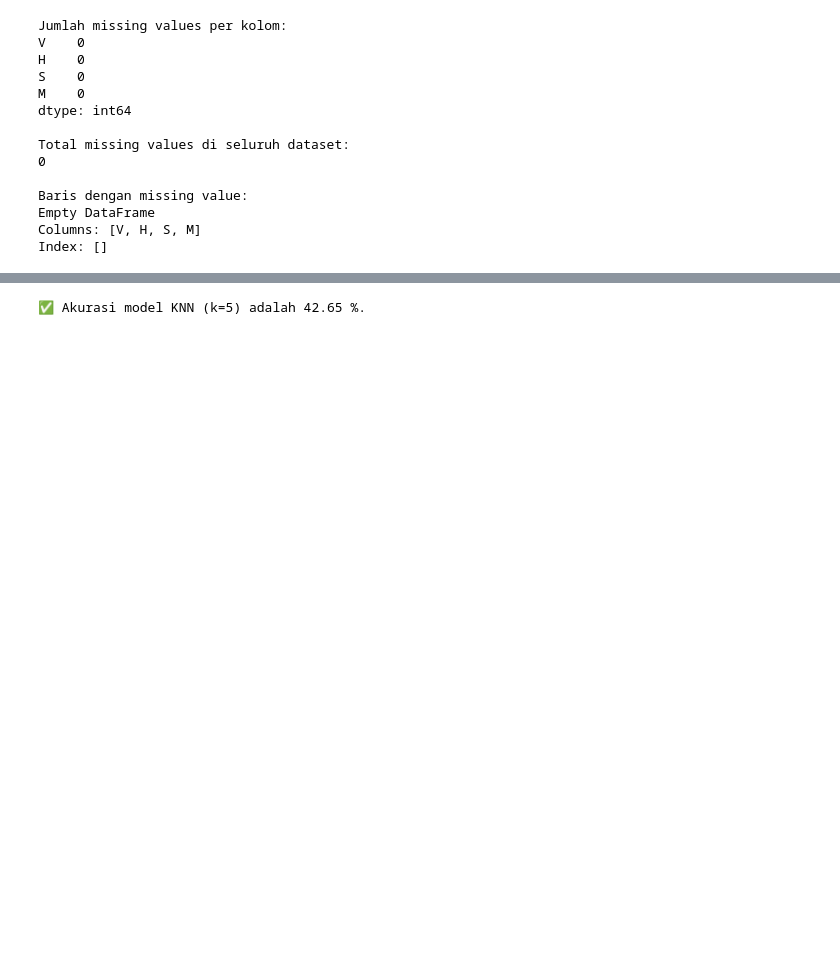
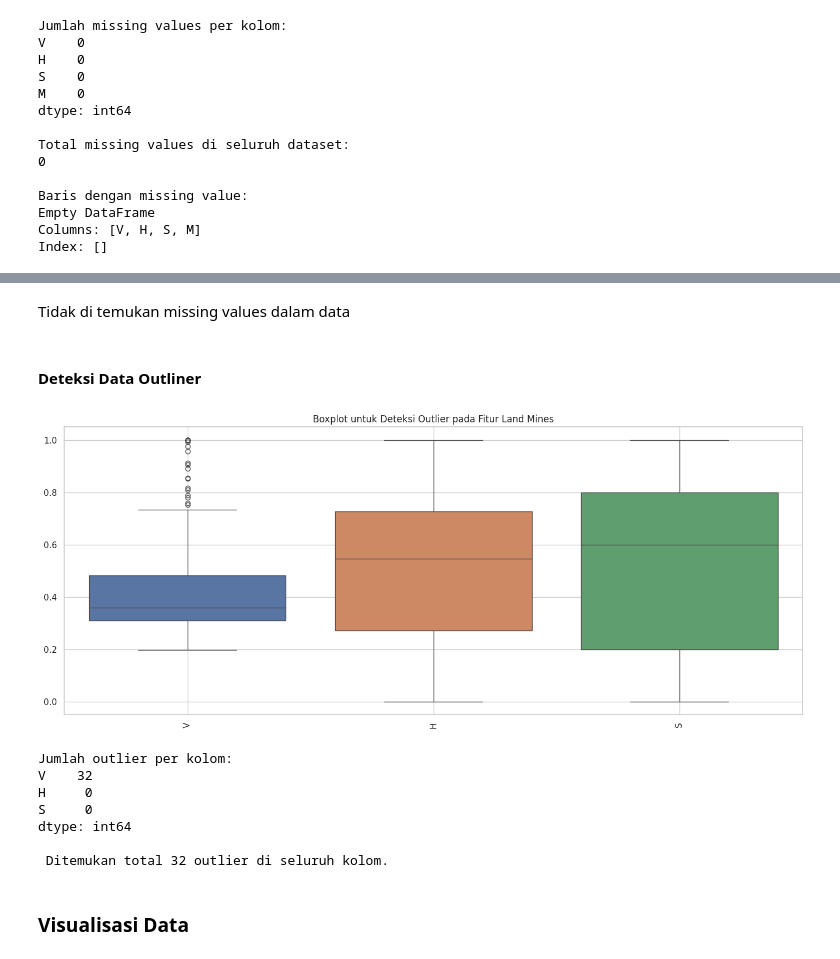
Before and after one commit to firmandani60/pendata, a Jupyter notebook: _sources/PraUAS.ipynb, the cells around one changed output, grey strips where cells are left out. Drawn from its saved outputs; the diff is of its cells as text; code cells hidden in the pictures; blank space fills up the shorter version.

```diff
--- a/_sources/PraUAS.ipynb
+++ b/_sources/PraUAS.ipynb
@@ -360,9 +214,53 @@ Nilai K yang akan diuji = [1, 3, 5, 7, 9, 11, 13, 15, 17, 19, 21, 23, 25, 27, 29
-# %%
-# Prediksi data uji
-y_pred = classifier.predict(X_test)
-
-# Hitung akurasi
-accuracy = accuracy_score(y_test, y_pred) * 100
-print(f'✅ Akurasi model KNN (k=5) adalah {round(accuracy, 2)} %.')
-# %% [output]
-✅ Akurasi model KNN (k=5) adalah 42.65 %.
+# %% [markdown]
+Tidak di temukan missing values dalam data
+# %% [markdown]
+#### Deteksi Data Outliner
+# %%
+import matplotlib.pyplot as plt
+import seaborn as sns
+
+# Buat boxplot semua kolom fitur
+plt.figure(figsize=(14, 6))
+sns.boxplot(data=X)
+plt.xticks(rotation=90)
+plt.title("Boxplot untuk Deteksi Outlier pada Fitur Land Mines")
+plt.grid(True)
+plt.tight_layout()
+plt.show()
+
+# Buat fungsi untuk menghitung outlier per kolom
+def detect_outliers_iqr(df):
+    outlier_counts = {}
+    for col in df.columns:
+        Q1 = df[col].quantile(0.25)
+        Q3 = df[col].quantile(0.75)
+        IQR = Q3 - Q1
+        lower_bound = Q1 - 1.5 * IQR
+        upper_bound = Q3 + 1.5 * IQR
+        outliers = df[(df[col] < lower_bound) | (df[col] > upper_bound)]
+        outlier_counts[col] = len(outliers)
+    return pd.Series(outlier_counts)
+
+# Hitung outlier
+outlier_summary = detect_outliers_iqr(X)
+
+# Tampilkan hasil
+print("Jumlah outlier per kolom:")
+print(outlier_summary)
+
+# Cek apakah ada outlier sama sekali
+if outlier_summary.sum() == 0:
+    print("\n Tidak ditemukan outlier dalam dataset.")
+else:
+    print(f"\n Ditemukan total {outlier_summary.sum()} outlier di seluruh kolom.")
+# %% [output]
+[figure, added]
+Jumlah outlier per kolom:
+V    32
+H     0
+S     0
+dtype: int64
+
+ Ditemukan total 32 outlier di seluruh kolom.
+# %% [markdown]
+###  Visualisasi Data
```
Also changed, not shown: parts of 66 cells of this notebook, 13 other files.
